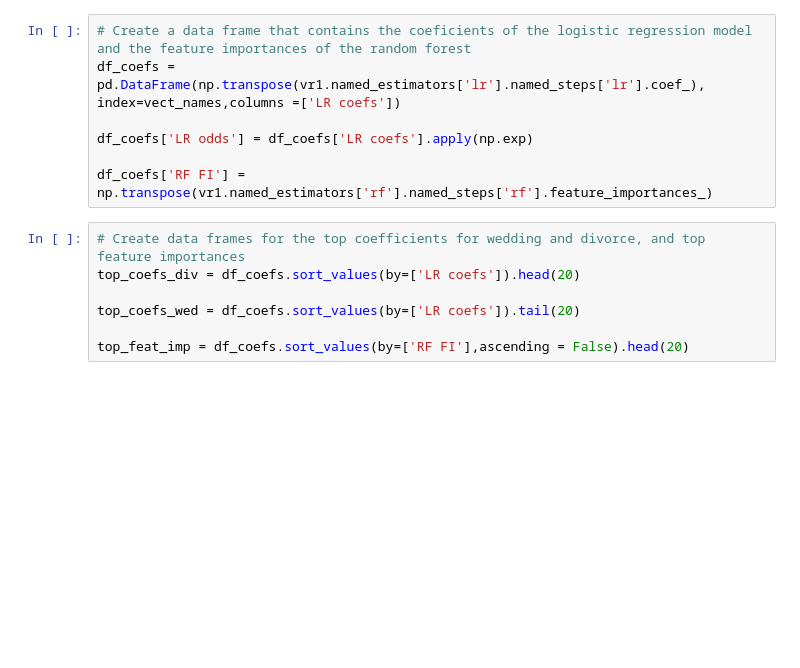
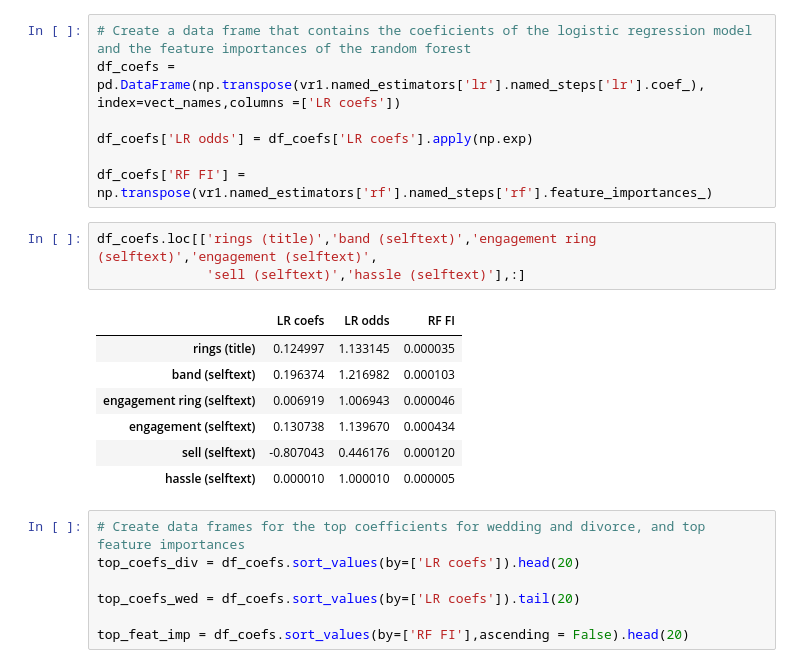
Before and after one commit to vmorenocosta/NLP-Classification-Reddit-API, a Jupyter notebook: code/03_Evaluation_Production_Model.ipynb, the cells around one changed output. Drawn from its saved outputs; the diff is of its cells as text; blank space fills up the shorter version.

```diff
--- a/code/03_Evaluation_Production_Model.ipynb
+++ b/code/03_Evaluation_Production_Model.ipynb
@@ -104,6 +118,17 @@ df_coefs = pd.DataFrame(np.transpose(vr1.named_estimators['lr'].named_steps['lr'
 df_coefs['LR odds'] = df_coefs['LR coefs'].apply(np.exp)
 
 df_coefs['RF FI'] = np.transpose(vr1.named_estimators['rf'].named_steps['rf'].feature_importances_)
+# %%
+df_coefs.loc[['rings (title)','band (selftext)','engagement ring (selftext)','engagement (selftext)',
+              'sell (selftext)','hassle (selftext)'],:]
+# %% [output]
+|  | LR coefs | LR odds | RF FI |
+| rings (title) | 0.124997 | 1.133145 | 0.000035 |
+| band (selftext) | 0.196374 | 1.216982 | 0.000103 |
+| engagement ring (selftext) | 0.006919 | 1.006943 | 0.000046 |
+| engagement (selftext) | 0.130738 | 1.139670 | 0.000434 |
+| sell (selftext) | -0.807043 | 0.446176 | 0.000120 |
+| hassle (selftext) | 0.000010 | 1.000010 | 0.000005 |
 # %%
 # Create data frames for the top coefficients for wedding and divorce, and top feature importances
 top_coefs_div = df_coefs.sort_values(by=['LR coefs']).head(20)
```
Also changed, not shown: parts of 8 cells of this notebook, 5 other files.
